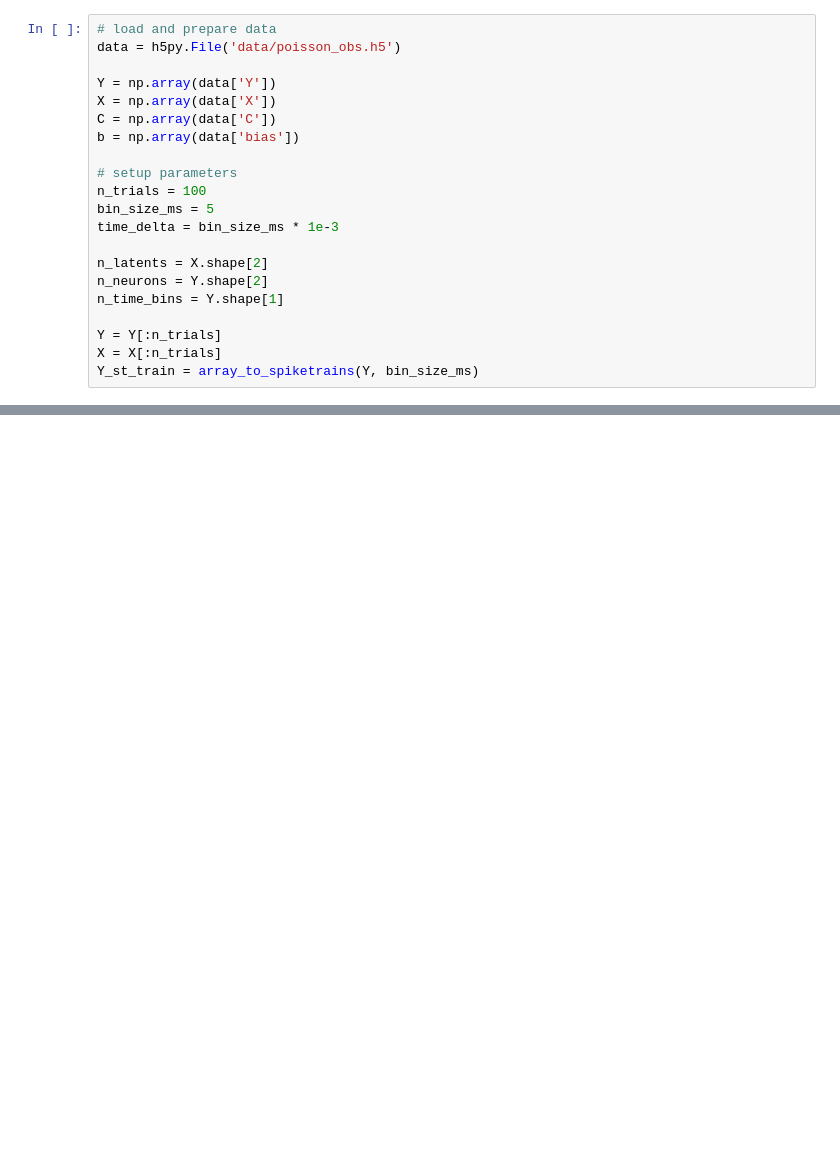
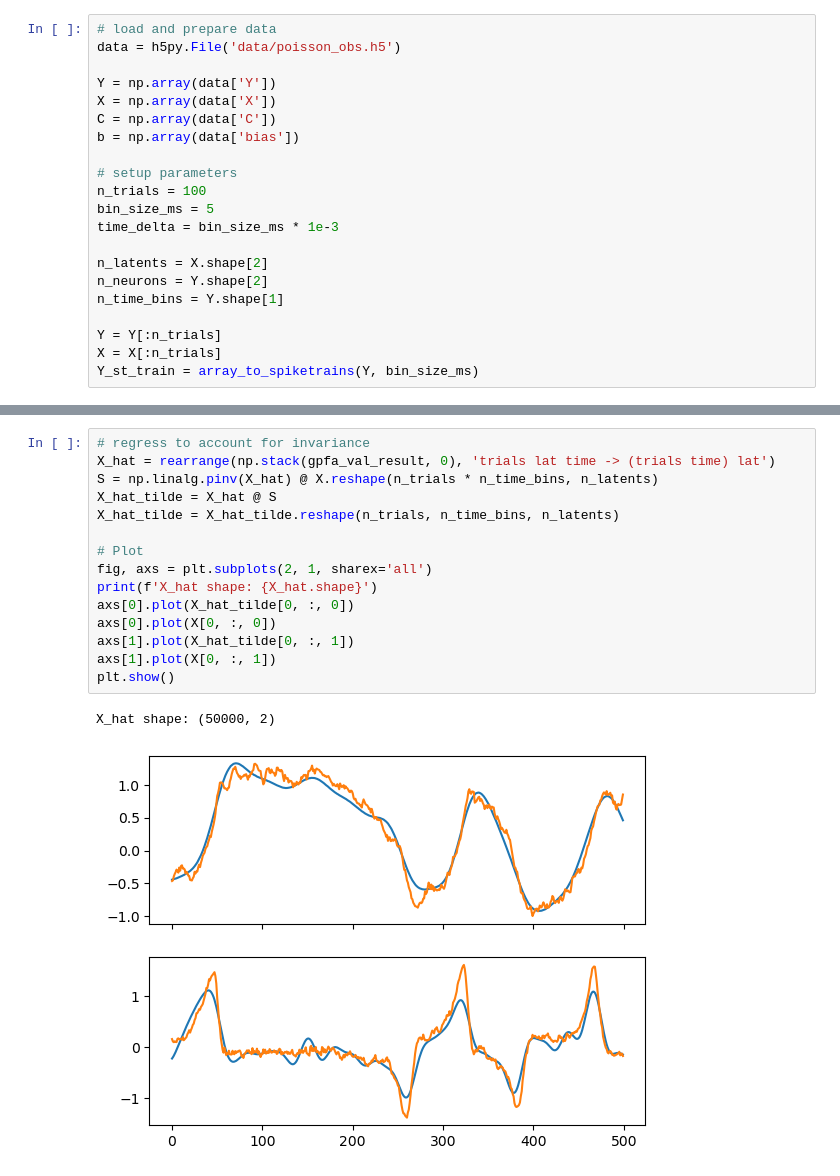
Before and after one commit to catniplab/latent_dynamics_workshop, a Jupyter notebook: vanderpol/GPFA.ipynb, the cells around one changed output, grey strips where cells are left out. Cells and saved outputs as stored; diff of their text form; blank space fills up the shorter version.

Commit message:
vjf typo; GPFA corrected latent plotting

```diff
--- a/vanderpol/GPFA.ipynb
+++ b/vanderpol/GPFA.ipynb
@@ -66,0 +68,18 @@ _= ax1.plot(gpfa_val_result[trial_num][0,:], gpfa_val_result[trial_num][1,:])
+# %%
+# regress to account for invariance
+X_hat = rearrange(np.stack(gpfa_val_result, 0), 'trials lat time -> (trials time) lat')
+S = np.linalg.pinv(X_hat) @ X.reshape(n_trials * n_time_bins, n_latents)
+X_hat_tilde = X_hat @ S
+X_hat_tilde = X_hat_tilde.reshape(n_trials, n_time_bins, n_latents)
+
+# Plot
+fig, axs = plt.subplots(2, 1, sharex='all')
+print(f'X_hat shape: {X_hat.shape}')
+axs[0].plot(X_hat_tilde[0, :, 0])
+axs[0].plot(X[0, :, 0])
+axs[1].plot(X_hat_tilde[0, :, 1])
+axs[1].plot(X[0, :, 1])
+plt.show()
+# %% [output]
+X_hat shape: (50000, 2)
+[figure, added]
```
Also changed, not shown: parts of 4 cells of this notebook, 3 other files.
